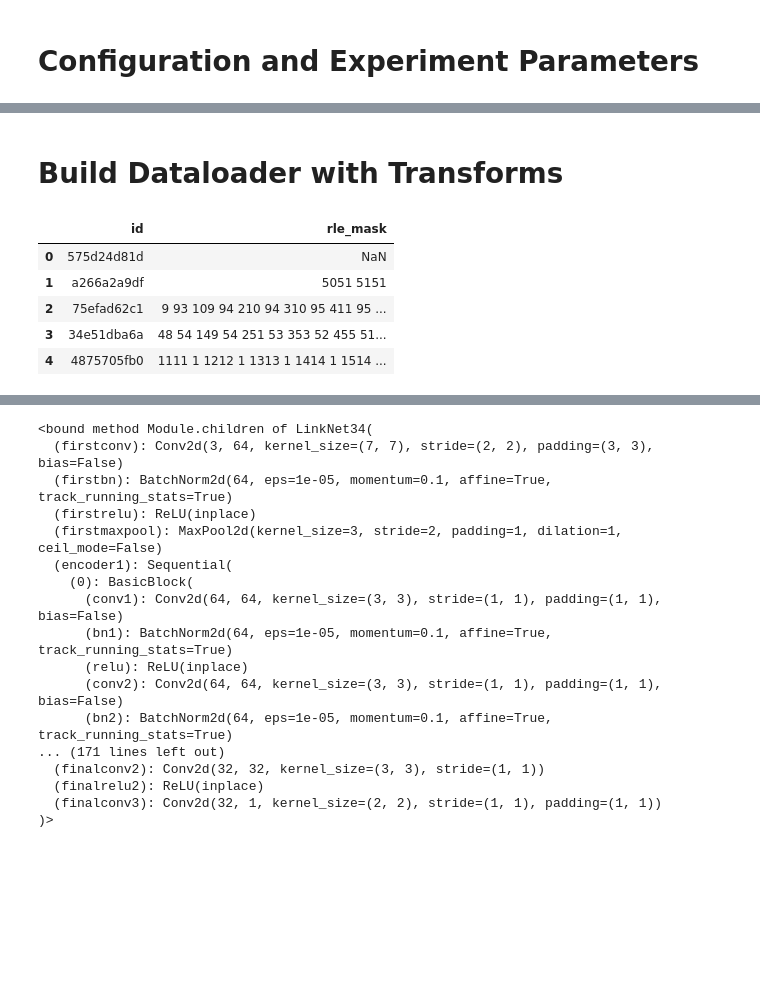
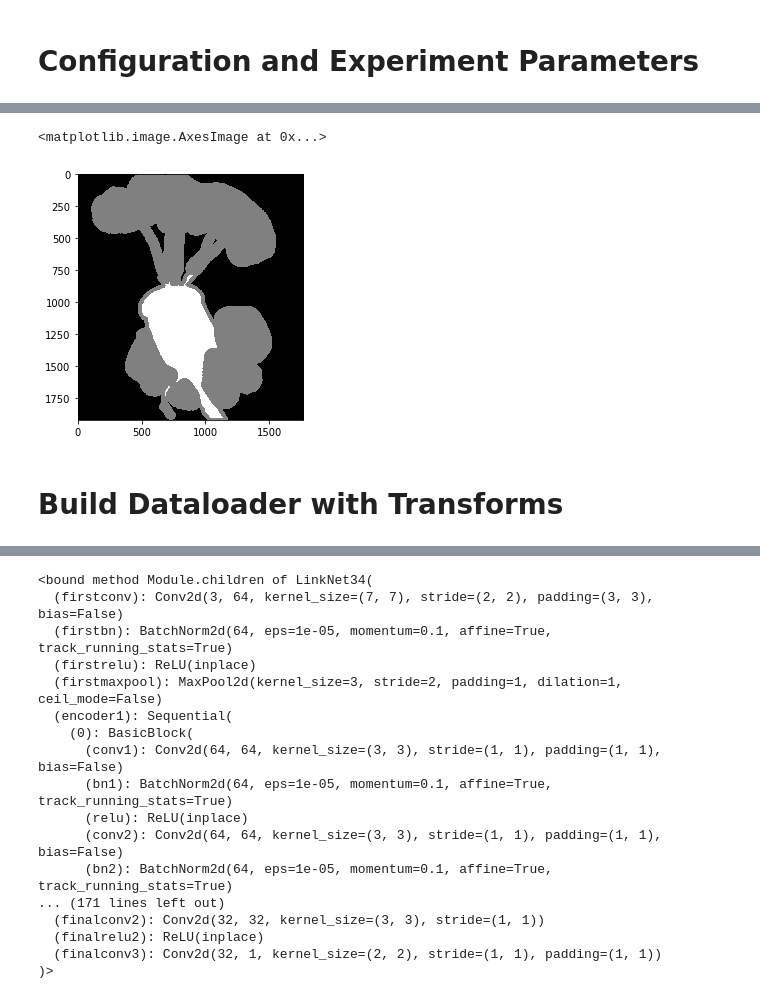
Before and after one commit to brendanvonhofe/telescope, a Jupyter notebook: deep_image_matting/deep_image_matting.ipynb, the cells around one changed output, grey strips where cells are left out. Cells and saved outputs as stored; diff of their text form; code cells hidden in the pictures; blank space fills up the shorter version.

```diff
--- a/deep_image_matting/deep_image_matting.ipynb
+++ b/deep_image_matting/deep_image_matting.ipynb
@@ -20,0 +73,5 @@ MASKS = Path('mask')
+# %%
+io.imshow(tri)
+# %% [output]
+<matplotlib.image.AxesImage at 0x...>
+[figure, added]
@@ -21,12 +87,2 @@ MASKS = Path('mask')
 # %% [markdown]
 # Build Dataloader with Transforms
-# %%
-df = pd.read_csv(PATH/'train.csv')
-df.head()
-# %% [output]
-|  | id | rle_mask |
-| 0 | 575d24d81d | NaN |
-| 1 | a266a2a9df | 5051 5151 |
-| 2 | 75efad62c1 | 9 93 109 94 210 94 310 95 411 95 ... |
-| 3 | 34e51dba6a | 48 54 149 54 251 53 353 52 455 51... |
-| 4 | 4875705fb0 | 1111 1 1212 1 1313 1 1414 1 1514 ... |
```
Also changed, not shown: parts of 19 cells of this notebook.
